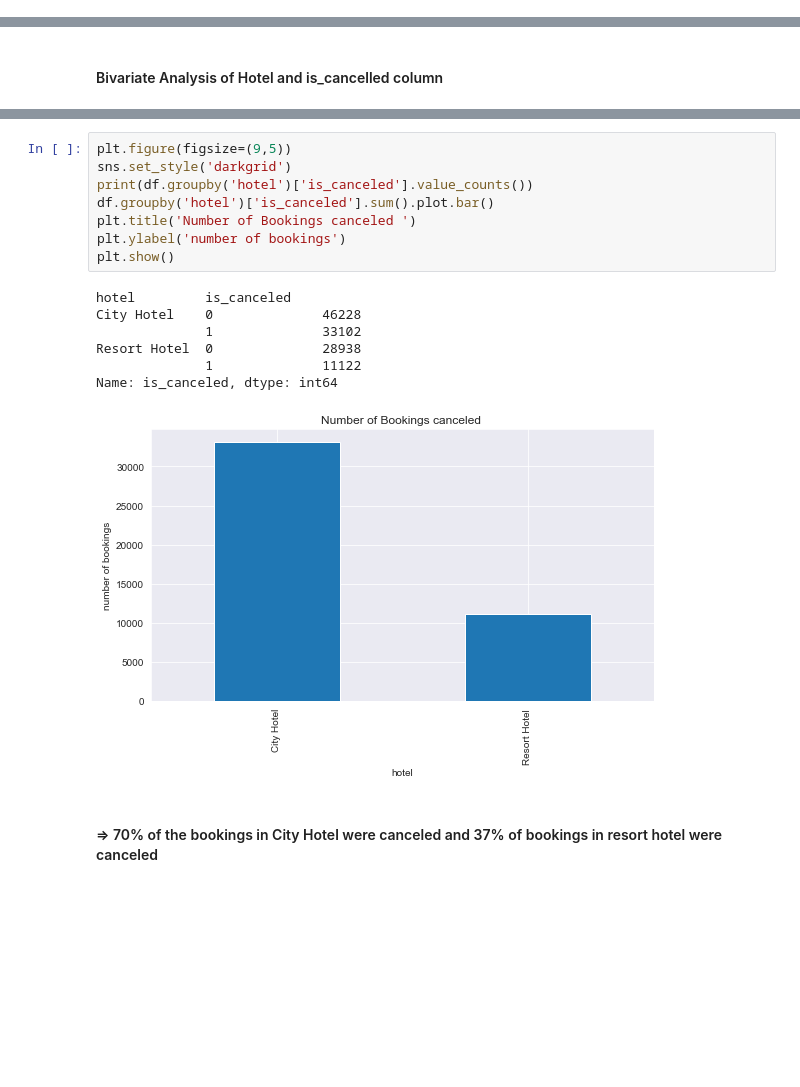
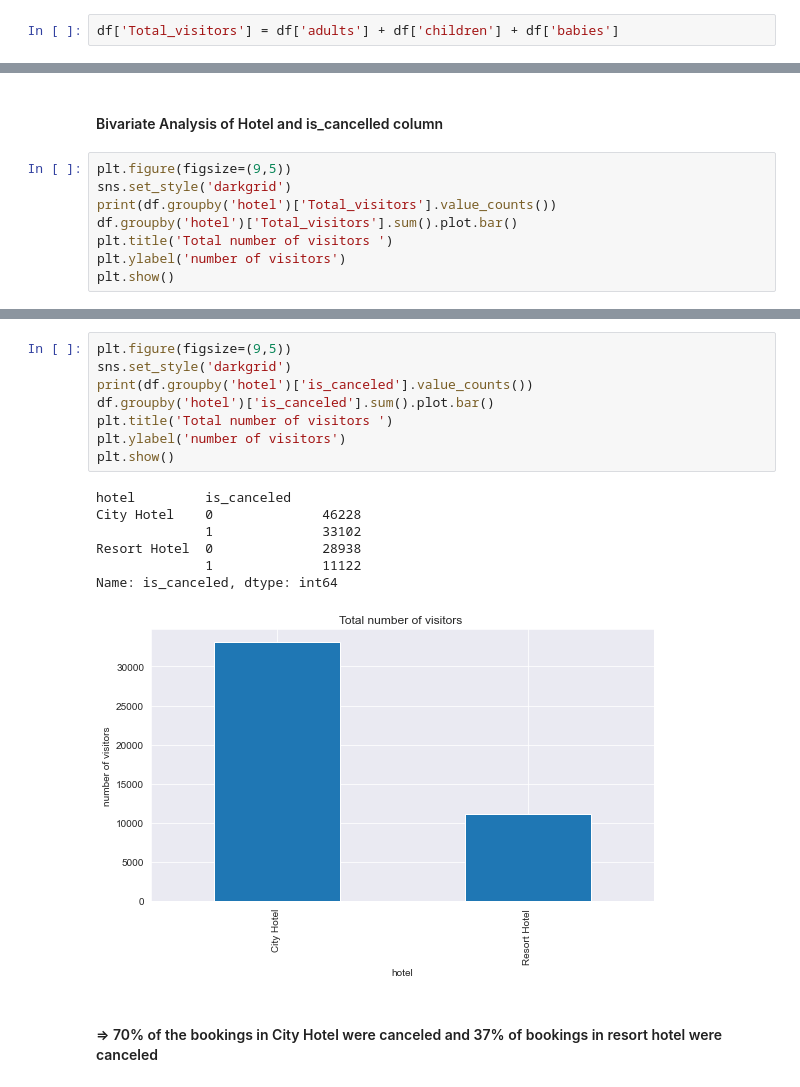
Before and after one commit to Hemanthhm222/Exploratory-data-analysis, a Jupyter notebook: EDA Hotel Booking.ipynb, the cells around one changed output, grey strips where cells are left out. Cells and saved outputs as stored; diff of their text form; blank space fills up the shorter version.

```diff
--- a/EDA Hotel Booking.ipynb
+++ b/EDA Hotel Booking.ipynb
@@ -104,0 +111,2 @@ dtype: float64
+# %%
+df['Total_visitors'] = df['adults'] + df['children'] + df['babies']
@@ -117,2 +152,10 @@ Name: hotel, dtype: float64
 # %% [markdown]
 #### Bivariate Analysis of Hotel and is_cancelled column
+# %%
+plt.figure(figsize=(9,5))
+sns.set_style('darkgrid')
+print(df.groupby('hotel')['Total_visitors'].value_counts())
+df.groupby('hotel')['Total_visitors'].sum().plot.bar()
+plt.title('Total number of visitors ')
+plt.ylabel('number of visitors')
+plt.show()
@@ -119,19 +181,19 @@ Name: hotel, dtype: float64
 # %%
 plt.figure(figsize=(9,5))
 sns.set_style('darkgrid')
 print(df.groupby('hotel')['is_canceled'].value_counts())
 df.groupby('hotel')['is_canceled'].sum().plot.bar()
-plt.title('Number of Bookings canceled ')
-plt.ylabel('number of bookings')
+plt.title('Total number of visitors ')
+plt.ylabel('number of visitors')
 plt.show()
 # %% [output]
 hotel         is_canceled
 City Hotel    0              46228
               1              33102
 Resort Hotel  0              28938
               1              11122
 Name: is_canceled, dtype: int64
-[figure, old version]
+[figure, new version]
 # %% [markdown]
 ####  => 70% of the bookings in City Hotel were canceled  and 37% of bookings in resort hotel were canceled
 # %%
```
Also changed, not shown: parts of 15 cells of this notebook.
